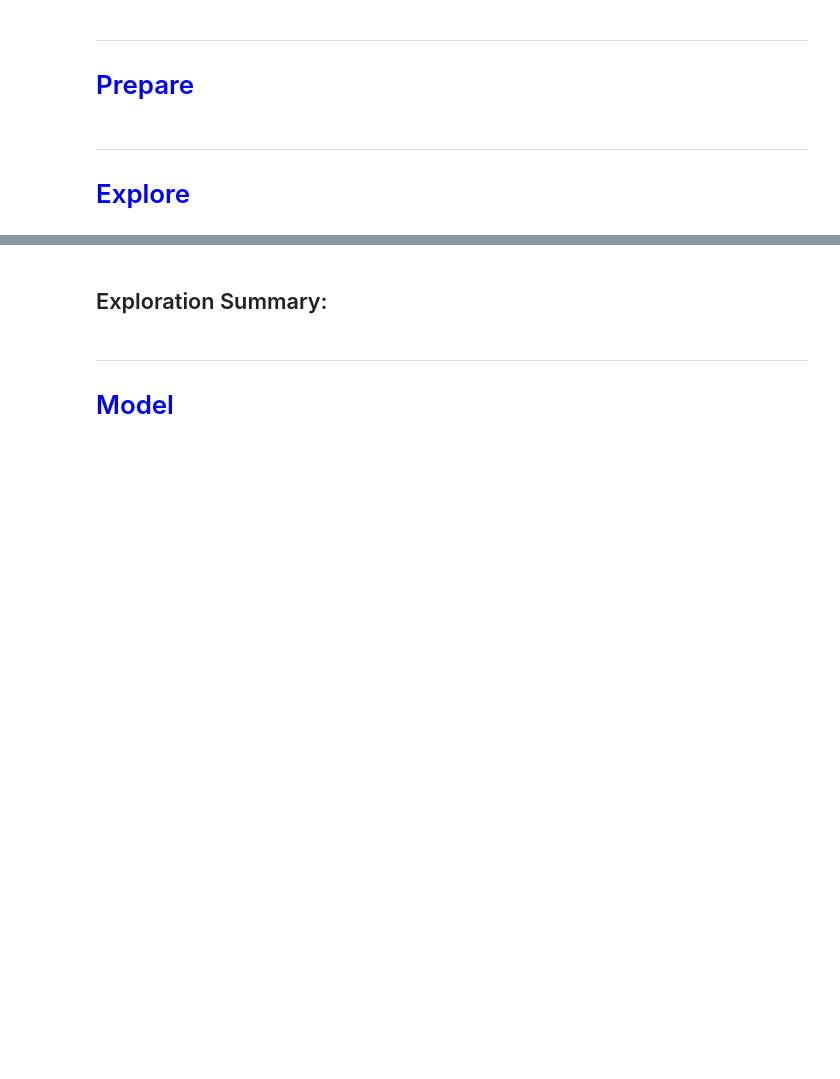
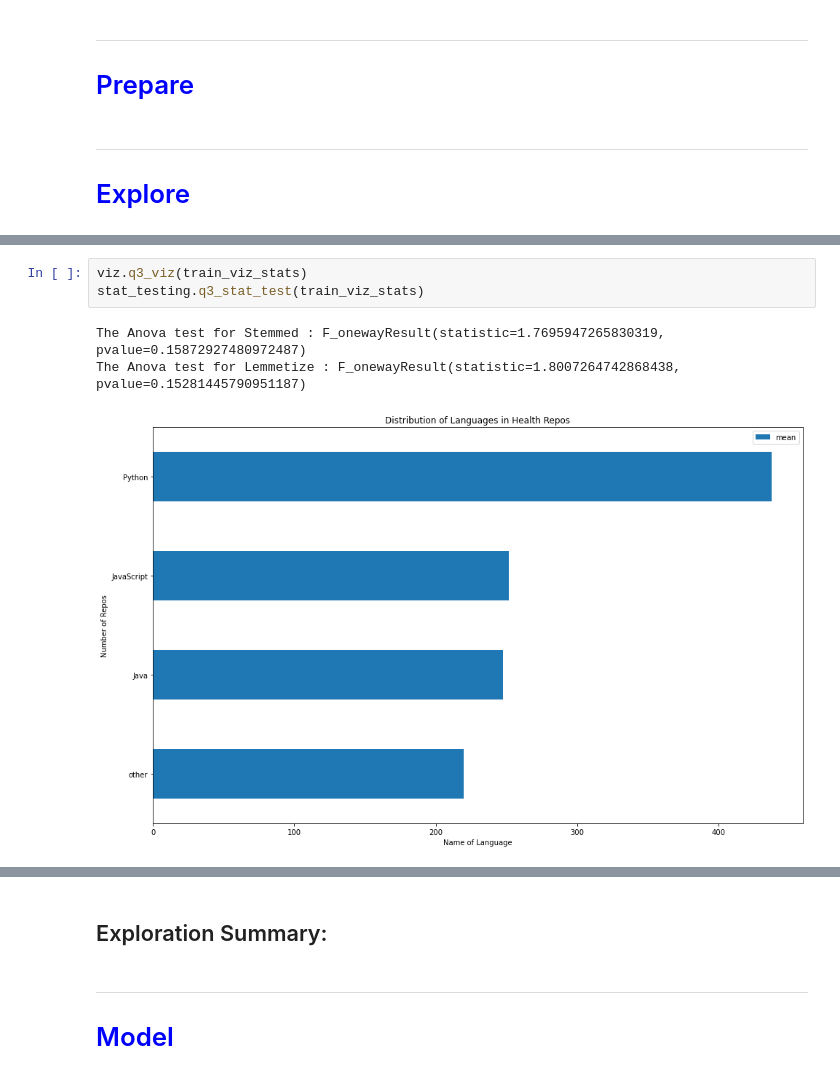
Before and after one commit to Christian-Kristine-Kan-Scott/nlp_project, a Jupyter notebook: report.ipynb, the cells around one changed output, grey strips where cells are left out. Saved outputs shown, nothing was run; the diff lists cells and outputs as text; blank space fills up the shorter version.

```diff
--- a/report.ipynb
+++ b/report.ipynb
@@ -60,0 +99,7 @@ Identifed Five Drivers and Built a Model that Achieved 93% Percent Accuracy
+# %%
+viz.q3_viz(train_viz_stats)
+stat_testing.q3_stat_test(train_viz_stats)
+# %% [output]
+The Anova test for Stemmed : F_onewayResult(statistic=1.7695947265830319, pvalue=0.15872927480972487)
+The Anova test for Lemmetize : F_onewayResult(statistic=1.8007264742868438, pvalue=0.15281445790951187)
+[figure, added]
```
Also changed, not shown: parts of 17 cells of this notebook, 2 other files.
